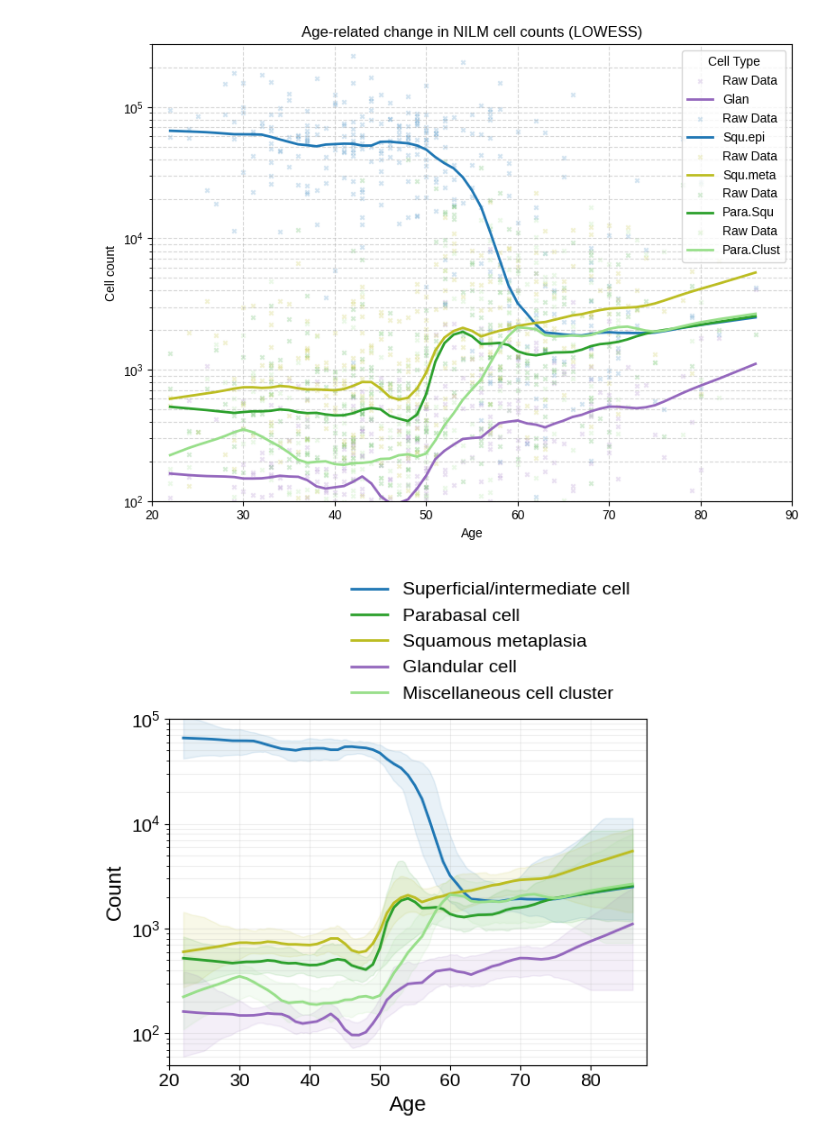
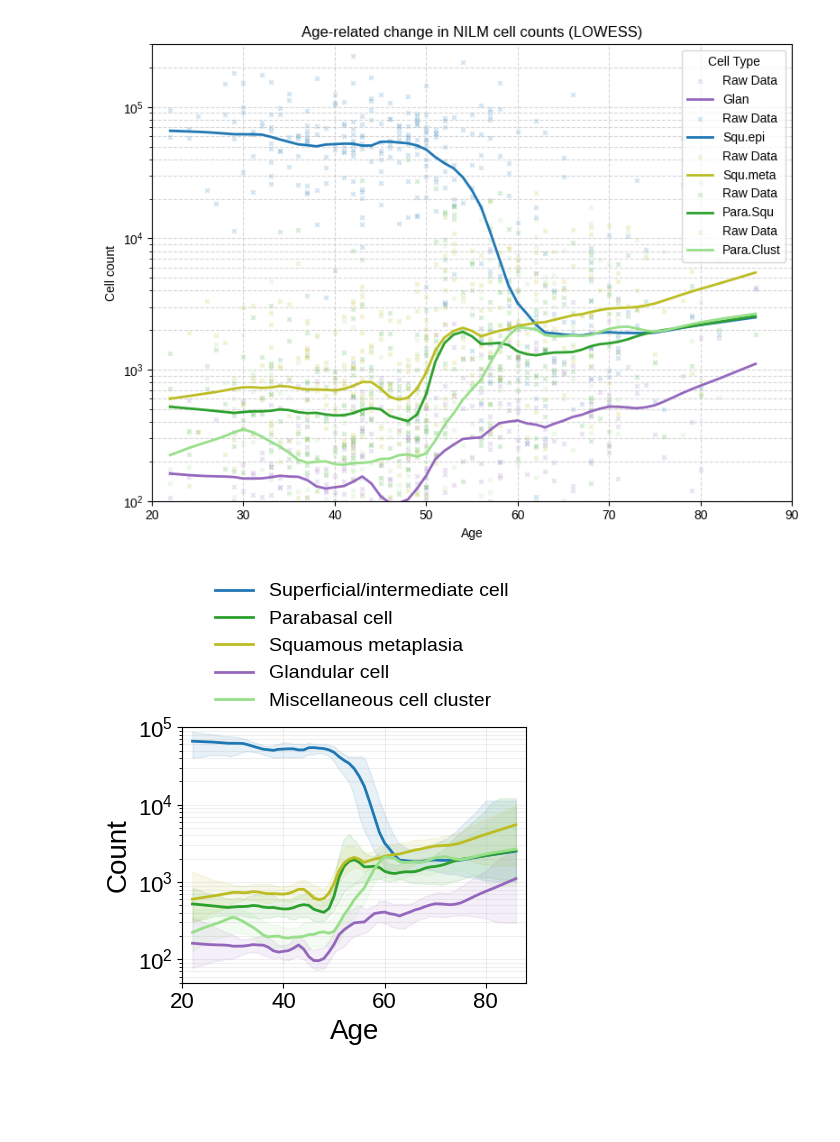
Before and after one commit to KK-CYBO/cyboscan-paper, a Jupyter notebook: statistical_analysis/paper-figure_population-analysis_313-31y41.ipynb, the cells around one changed output. Saved outputs shown, nothing was run; the diff lists cells and outputs as text; code cells hidden in the pictures; blank space fills up the shorter version.

```diff
--- a/statistical_analysis/paper-figure_population-analysis_313-31y41.ipynb
+++ b/statistical_analysis/paper-figure_population-analysis_313-31y41.ipynb
@@ -119,7 +144,7 @@ fig.savefig(f'{fig_dir}/fig5b_all-slide-positive-count.svg', bbox_inches='tight'
 # LOESS / LOWESS
 
 epi_columns = ['Glan', 'Squ.epi', 'Squ.meta', 'Para.Squ', 'Para.Clust', 'LSIL', 'HSIL', 'Adenocarcinoma']
-df = df_all
+df = df_all.copy()
 df['_epi_sum'] = df[epi_columns].sum(axis=1)
 df['_target_ratio'] = df['Squ.epi'] / (df['_epi_sum'])
 
@@ -132,13 +157,13 @@ smoothed = lowess(y_data, x_data, frac=0.2)
 plt.figure(figsize=(6, 5))
 plt.scatter(x_data, y_data, color='navy',  marker='x', s=10, alpha=0.2, label='Raw Data')
 plt.plot(smoothed[:, 0], smoothed[:, 1], color='navy', linewidth=2, label='LOWESS (frac=0.2)')
-plt.xlabel('Age', fontsize=16)
-plt.ylabel('Superficial/intermediate cell ratio', fontsize=16)
-plt.tick_params(axis='both', labelsize=14)
+plt.xlabel('Age', fontsize=20)
+plt.ylabel('Superficial/intermediate cell ratio', fontsize=20)
+plt.tick_params(axis='both', labelsize=16)
 plt.xlim(20, 88)
 plt.ylim(0, 1)
 plt.margins(x=0, y=0)
 plt.grid(True)
-plt.savefig(f'{fig_dir}/fig5c_superficial-cell-ratio.svg', bbox_inches='tight')
+plt.savefig(f'{fig_dir}/fig6c_superficial-cell-ratio.svg', bbox_inches='tight')
 plt.show()
 # %% [output]
@@ -164,7 +189,7 @@ for cell in nilm_cells:
     x_fit = smoothed[:, 0]
     y_fit = np.exp(smoothed[:, 1])
 
-    col = class_to_color.get(cell, 'black')
+    col = celltype_color_map.get(cell, 'black')
     plt.scatter(x_data, y_data, color=col,  marker='x', s=10, alpha=0.2, label='Raw Data')
     plt.plot(x_fit, y_fit, color=col, linewidth=2, label=cell)
 
@@ -199,7 +224,7 @@ legend_labels= ['Superficial/intermediate cell', 'Parabasal cell', 'Squamous met
 df = df_all.copy()
 x_eval = np.linspace(20, 90, 200)
 
-plt.figure(figsize=(6, 6))
+plt.figure(figsize=(4.5, 5))
 
 for cell, label in zip(nilm_cells, legend_labels):
     x_data = df['Age'].values
@@ -224,36 +249,36 @@ for cell, label in zip(nilm_cells, legend_labels):
 
     # Bootstrap for confidence intervals
     n_bootstrap = 100
     y_boot = np.zeros((n_bootstrap, len(x_eval)))
 
     for i in range(n_bootstrap):
         idx = np.random.choice(len(x_data), size=len(x_data), replace=True)
         x_sample = x_data[idx]
         y_sample = y_log[idx]
         smoothed_sample = lowess(y_sample, x_sample, frac=0.2, return_sorted=True)
         y_interp = np.interp(x_eval, smoothed_sample[:, 0], np.exp(smoothed_sample[:, 1]))
         y_boot[i, :] = y_interp
 
     y_lower = np.percentile(y_boot, 2.5, axis=0)
     y_upper = np.percentile(y_boot, 97.5, axis=0)
 
     # Plot
-    col = class_to_color.get(cell, 'black')
+    col = celltype_color_map.get(cell, 'black')
     plt.plot(x_smooth, y_smooth, color=col, label=label, linewidth=2)
     plt.fill_between(x_eval, y_lower, y_upper, color=col, alpha=0.1)
 
 
 plt.yscale('log')
 plt.xlim(20, 88)
 plt.ylim(50, 100000)
 plt.margins(x=0, y=0)
-plt.xlabel('Age', fontsize=16)
-plt.ylabel('Count', fontsize=16)
-plt.tick_params(axis='both', labelsize=14)
+plt.xlabel('Age', fontsize=20)
+plt.ylabel('Count', fontsize=20)
+plt.tick_params(axis='both', labelsize=16)
 plt.grid(True, which='both', linestyle='-', alpha=0.2)
 plt.legend(loc='lower right', bbox_to_anchor=(1, 1), frameon=False, fontsize=14)
 plt.tight_layout()
-plt.savefig(f'{fig_dir}/fig5d_nilm-cell-counts.svg', bbox_inches='tight')
+plt.savefig(f'{fig_dir}/fig6d_nilm-cell-counts.svg', bbox_inches='tight')
 plt.show()
 # %% [output]
-[figure, old version]
+[figure, new version]
```
Also changed, not shown: parts of 10 cells of this notebook, 13 other files.
